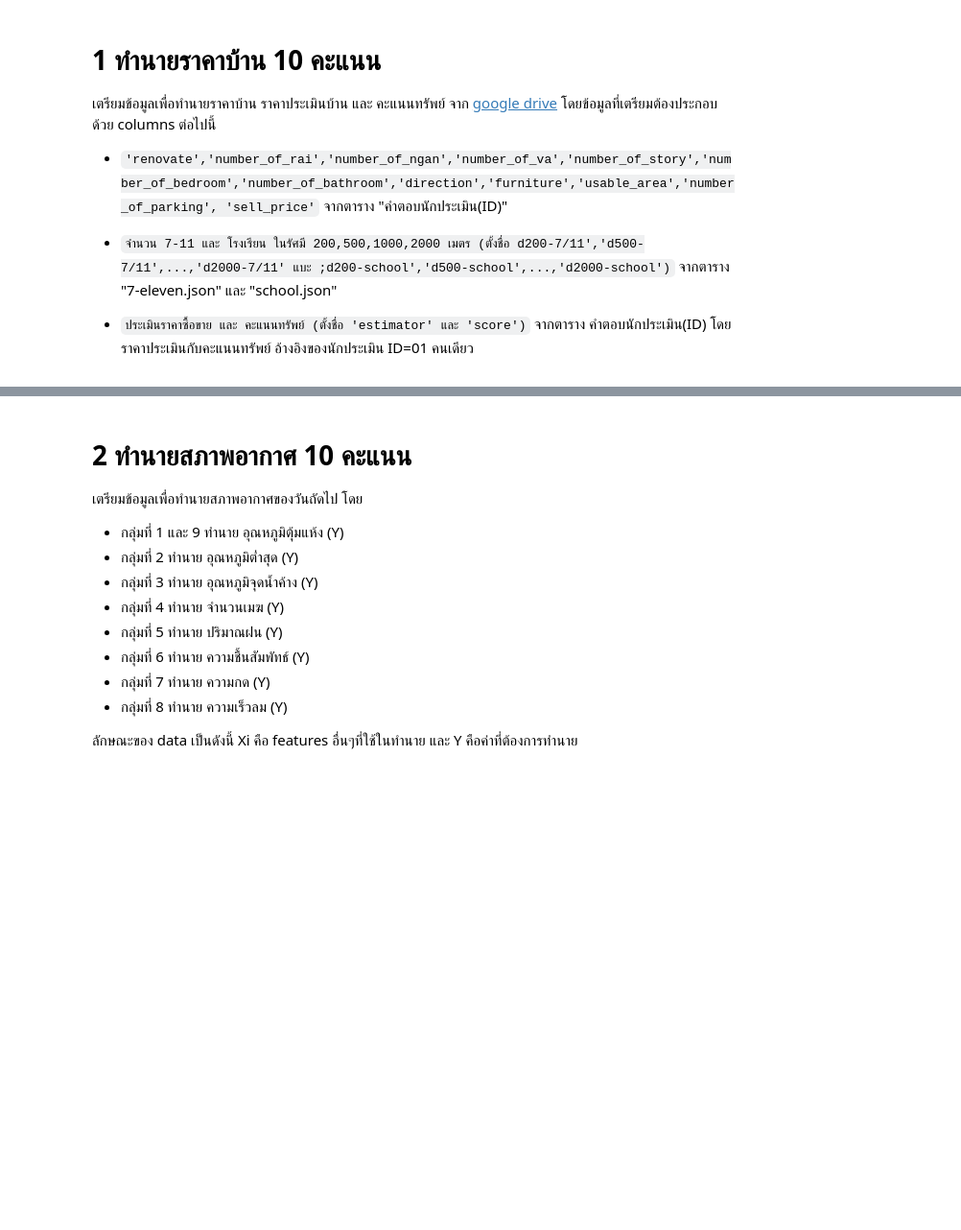
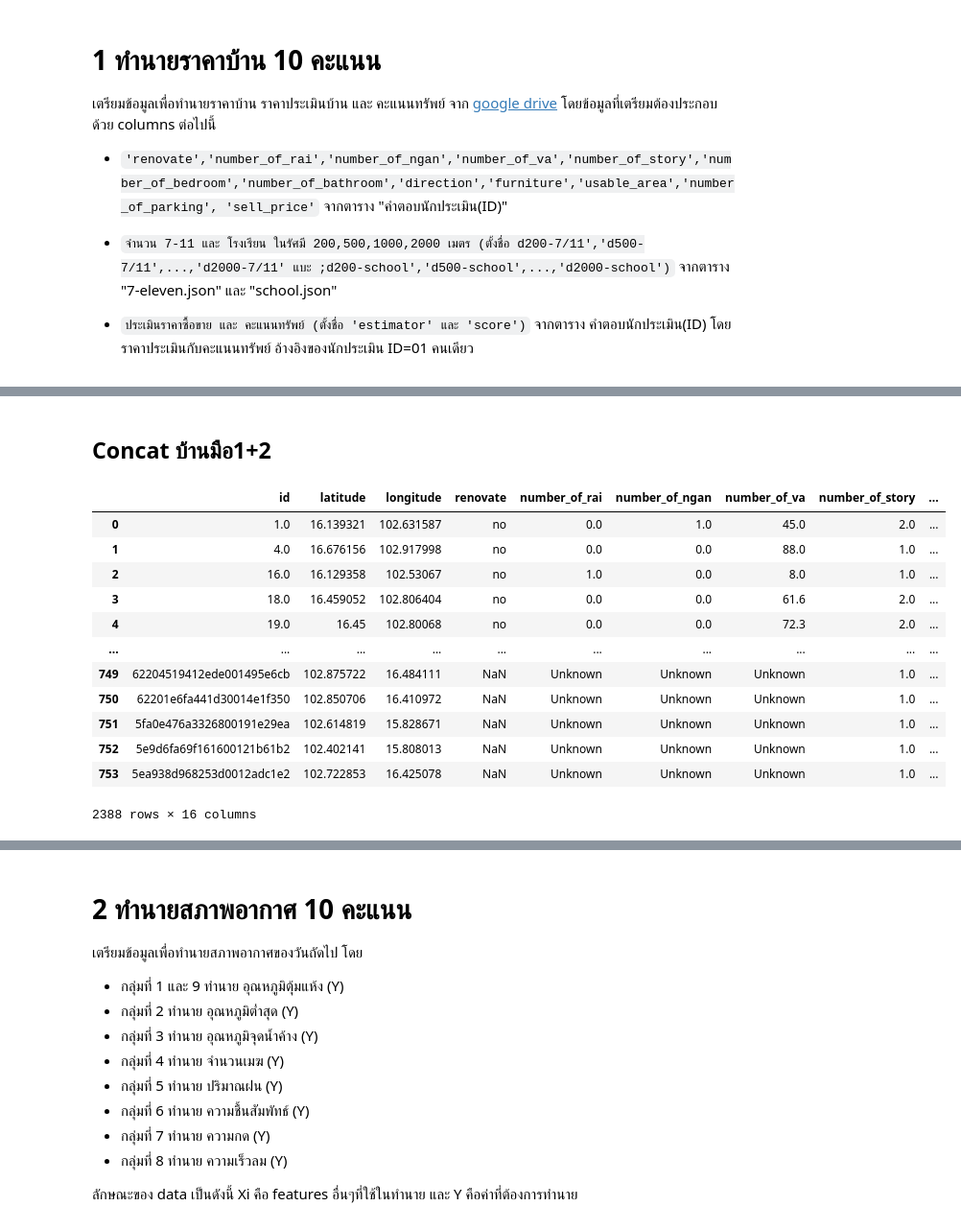
Before and after one commit to NewtonSawitta/bsc_dpdm22, a Jupyter notebook: midterm_dpdm22.ipynb, the cells around one changed output, grey strips where cells are left out. Shown: that part at 96% size. Cells and saved outputs as stored; diff of their text form; code cells hidden in the pictures; blank space fills up the shorter version.

```diff
--- a/midterm_dpdm22.ipynb
+++ b/midterm_dpdm22.ipynb
@@ -11,0 +295,9 @@
+# %%
+# จำนวนลิฟต์และชั้น
+home1[['number_of_story','number_of_parking','usable_area','direction','furniture']]  = home1[['number_of_story','number_of_parking','usable_area','direction','furniture']].fillna(0)
+# สิ่งอำนวยความสะดวก
+home1[['number_of_bedroom','number_of_bathroom']] = home1[['number_of_bedroom','number_of_bathroom']].fillna(1) #จำนวนห้องนอนบ้านต้องมีอย่างน้อย 1 ห้อง
+# %%
+home1 = home1.dropna(subset=['sell_price'])
+# %%
+home1['latitude'] = home1['latitude'].fillna('Unknown')
@@ -11,0 +310,2 @@
+# %%
+home1['longitude'] = home1['longitude'].fillna('Unknown')
@@ -11,0 +337,19 @@
+# %% [markdown]
+## Concat บ้านมือ1+2
+# %%
+home = pd.concat([home2, home1])
+home
+# %% [output]
+|  | id | latitude | longitude | renovate | number_of_rai | number_of_ngan | number_of_va | number_of_story | ... |
+| 0 | 1.0 | 16.139321 | 102.631587 | no | 0.0 | 1.0 | 45.0 | 2.0 | ... |
+| 1 | 4.0 | 16.676156 | 102.917998 | no | 0.0 | 0.0 | 88.0 | 1.0 | ... |
+| 2 | 16.0 | 16.129358 | 102.53067 | no | 1.0 | 0.0 | 8.0 | 1.0 | ... |
+| 3 | 18.0 | 16.459052 | 102.806404 | no | 0.0 | 0.0 | 61.6 | 2.0 | ... |
+| 4 | 19.0 | 16.45 | 102.80068 | no | 0.0 | 0.0 | 72.3 | 2.0 | ... |
+| ... | ... | ... | ... | ... | ... | ... | ... | ... | ... |
+| 749 | 62204519412ede001495e6cb | 102.875722 | 16.484111 | NaN | Unknown | Unknown | Unknown | 1.0 | ... |
+| 750 | 62201e6fa441d30014e1f350 | 102.850706 | 16.410972 | NaN | Unknown | Unknown | Unknown | 1.0 | ... |
+| 751 | 5fa0e476a3326800191e29ea | 102.614819 | 15.828671 | NaN | Unknown | Unknown | Unknown | 1.0 | ... |
+| 752 | 5e9d6fa69f161600121b61b2 | 102.402141 | 15.808013 | NaN | Unknown | Unknown | Unknown | 1.0 | ... |
+| 753 | 5ea938d968253d0012adc1e2 | 102.722853 | 16.425078 | NaN | Unknown | Unknown | Unknown | 1.0 | ... |
+2388 rows × 16 columns
```
Also changed, not shown: parts of 44 cells of this notebook.
